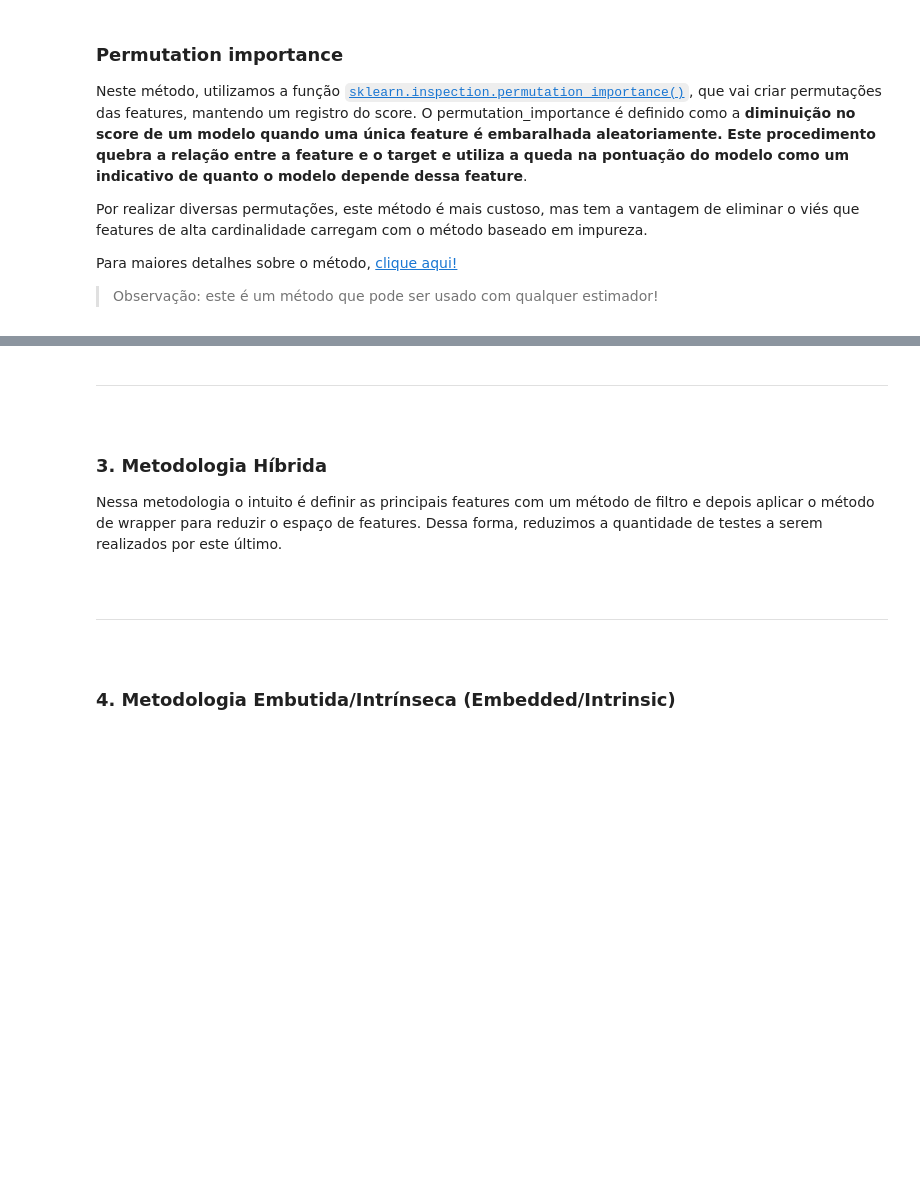
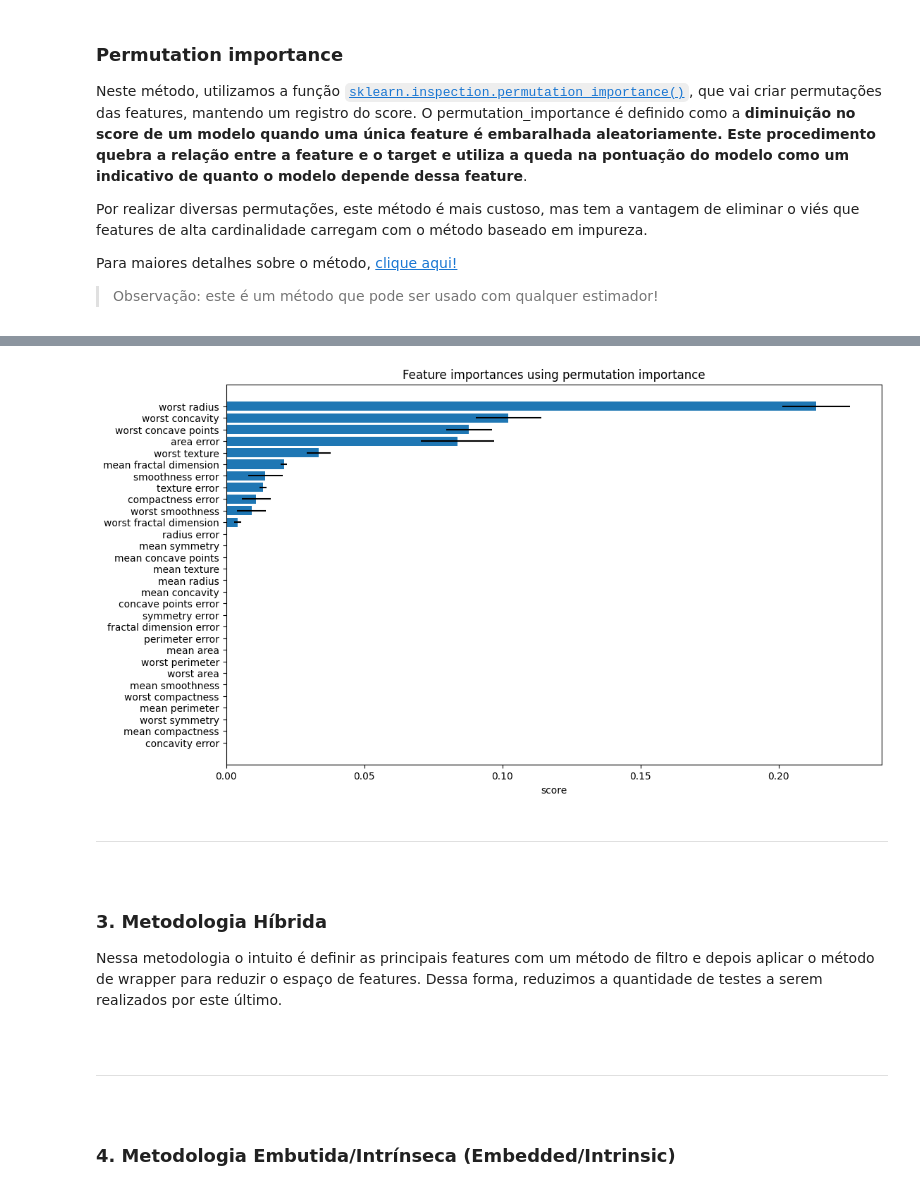
Before and after one commit to patriciacatandi/Lets_Code_DS_Degree_Alunos_ML, a Jupyter notebook: Módulo 11 - Machine Learning III/1 - Feature Selection/Feature selection Alunos.ipynb, the cells around one changed output, grey strips where cells are left out. Cells and saved outputs as stored; diff of their text form; code cells hidden in the pictures; blank space fills up the shorter version.

```diff
--- a/Módulo 11 - Machine Learning III/1 - Feature Selection/Feature selection Alunos.ipynb
+++ b/Módulo 11 - Machine Learning III/1 - Feature Selection/Feature selection Alunos.ipynb
@@ -500,5 +545,26 @@ Percebam que utilizamos o mesmo modelo para escolher as melhores features (DT) e
 # %% [markdown]
 Vamos rodar o modelo sem RFE para comparar
+# %%
+# Instancia RFE e Decision Tree
+dt = DecisionTreeClassifier(random_state=42)
+
+# Cria pipeline
+pipe = Pipeline([
+    ('model', dt)
+])
+
+# Define param_grid
+param_grid_ab = {"model__max_depth" : [10, 25, 50]
+                }
+
+# Instancia StratifiedKFold
+fold = StratifiedKFold(n_splits=3, shuffle=True, random_state=42)
+
+# Instancia RandomizedSearchCV
+search = RandomizedSearchCV(pipe, param_distributions=param_grid_ab, cv=fold, n_iter=10, scoring='accuracy', random_state=42)
+
+# Fit do RandomizedSearchCV
+search.fit(X_train, y_train)
 # %% [markdown]
 ### Permutation importance
 
@@ -513,6 +589,9 @@ Para maiores detalhes sobre o método, [clique aqui!](https://scikit-learn.org/s
 from sklearn.inspection import permutation_importance
 
 # Faz o fit do DT
-
+dt = DecisionTreeClassifier(random_state=42)
+dt.fit(X_train, y_train)
 
 # Calcula o permutation_importance
+dict_perm = permutation_importance(estimator=dt, X=X_train, y=y_train, n_repeats=3, scoring='accuracy', random_state=42)
+dict_perm
@@ -519,3 +616,5 @@ from sklearn.inspection import permutation_importance
 # %%
 # Cria df a partir dos atributos
-df_perm =
+df_perm = pd.DataFrame(zip(X_train.columns, dict_perm.importances_mean, dict_perm.importances_std),
+    columns=['features', 'importance', 'std'])
+df_perm.head()
@@ -522,9 +628,12 @@ df_perm =
 # %%
 plt.figure(figsize=(12, 7))
 plt.title("Feature importances using permutation importance")
+df_perm.sort_values('importance', ascending=True, inplace=True)
 plt.barh(df_perm['features'], df_perm["importance"], xerr=df_perm["std"])
 plt.xlabel("score")
 plt.show()
+# %% [output]
+[figure, added]
 # %% [markdown]
 _______________________________________________________________________________________
 <br>
```
Also changed, not shown: parts of 9 cells of this notebook.
